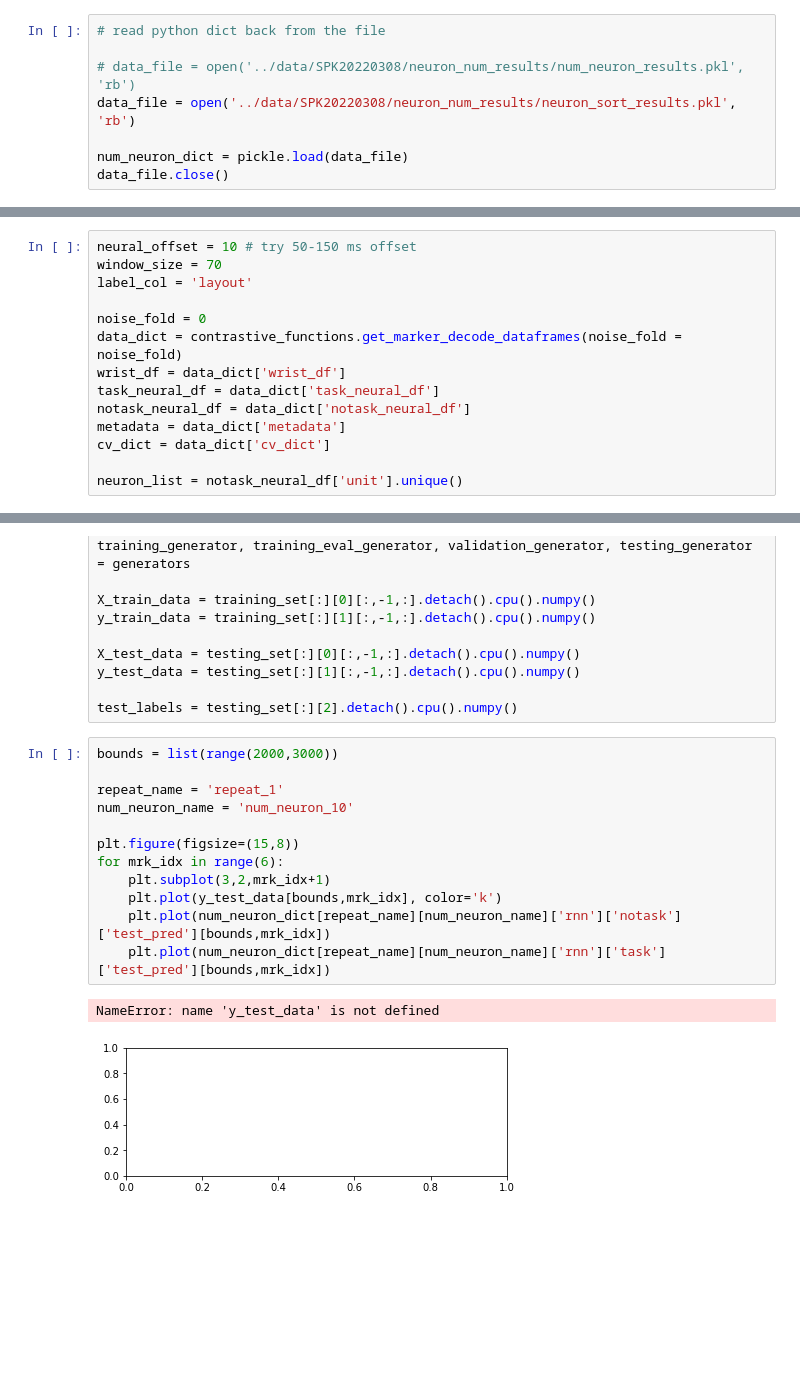
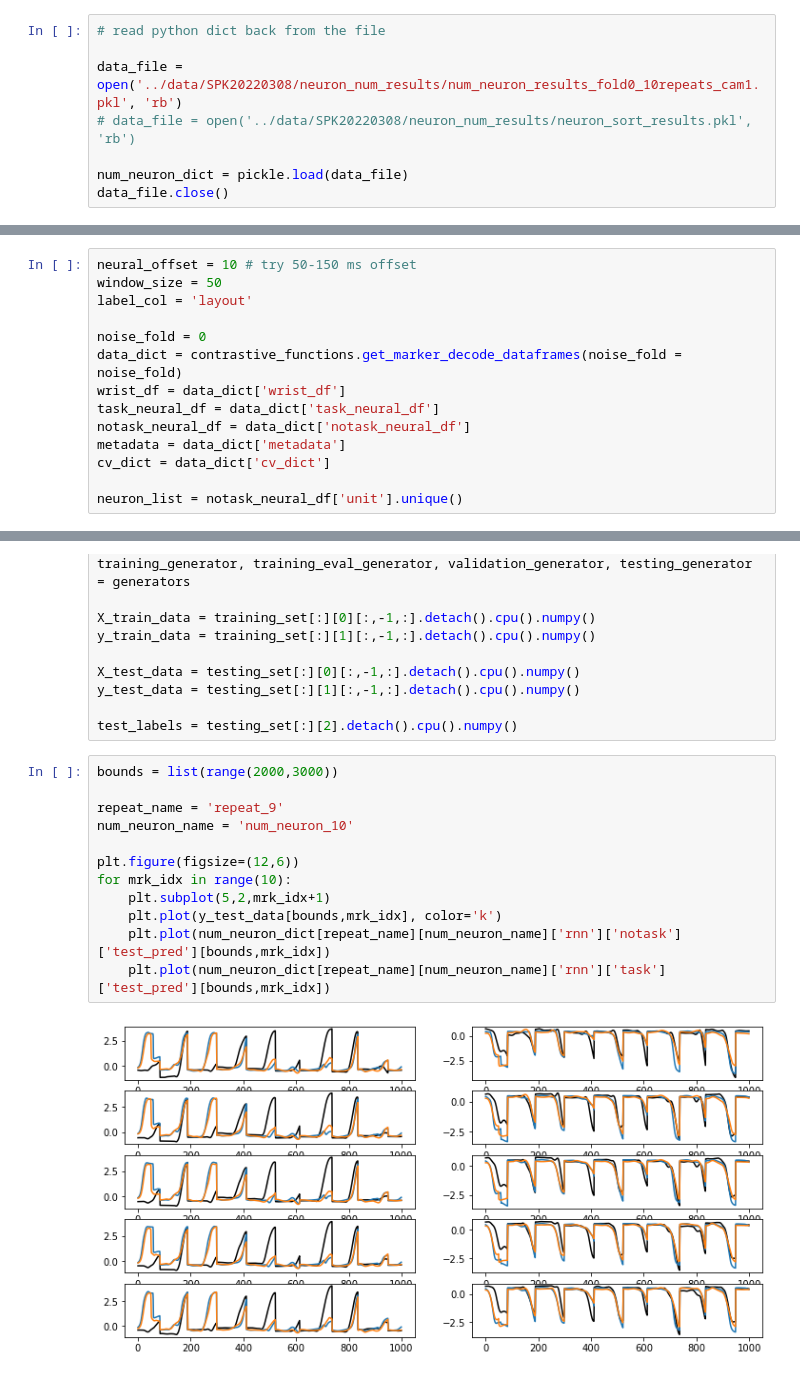
Before and after one commit to ntolley/ncm_2023, a Jupyter notebook: notebooks/make_neuron_num_plot.ipynb, the cells around one changed output, grey strips where cells are left out. Saved outputs shown, nothing was run; the diff lists cells and outputs as text; blank space fills up the shorter version.

```diff
--- a/notebooks/make_neuron_num_plot.ipynb
+++ b/notebooks/make_neuron_num_plot.ipynb
@@ -25,8 +25,8 @@ WARNING: Keras package is not installed. You will be unable to use all neural ne
 # %%
 # read python dict back from the file
 
-# data_file = open('../data/SPK20220308/neuron_num_results/num_neuron_results.pkl', 'rb')
-data_file = open('../data/SPK20220308/neuron_num_results/neuron_sort_results.pkl', 'rb')
+data_file = open('../data/SPK20220308/neuron_num_results/num_neuron_results_fold0_10repeats_cam1.pkl', 'rb')
+# data_file = open('../data/SPK20220308/neuron_num_results/neuron_sort_results.pkl', 'rb')
 
 num_neuron_dict = pickle.load(data_file)
 data_file.close()
@@ -102,6 +104,6 @@ for plot_idx in range(2):
 # %%
 neural_offset = 10 # try 50-150 ms offset
-window_size = 70
+window_size = 50
 label_col = 'layout'
 
 noise_fold = 0
@@ -149,18 +151,17 @@ test_labels = testing_set[:][2].detach().cpu().numpy()
 # %%
 bounds = list(range(2000,3000))
 
-repeat_name = 'repeat_1'
+repeat_name = 'repeat_9'
 num_neuron_name = 'num_neuron_10'
 
-plt.figure(figsize=(15,8))
-for mrk_idx in range(6):
-    plt.subplot(3,2,mrk_idx+1)
+plt.figure(figsize=(12,6))
+for mrk_idx in range(10):
+    plt.subplot(5,2,mrk_idx+1)
     plt.plot(y_test_data[bounds,mrk_idx], color='k')
     plt.plot(num_neuron_dict[repeat_name][num_neuron_name]['rnn']['notask']['test_pred'][bounds,mrk_idx])
     plt.plot(num_neuron_dict[repeat_name][num_neuron_name]['rnn']['task']['test_pred'][bounds,mrk_idx])
 # %% [output]
-NameError: name 'y_test_data' is not defined
-[figure, old version]
+[figure, new version]
 # %%
 # repeat_name = 'repeat_3'
 # num_neuron_name = 'num_neuron_30'
```
Also changed, not shown: parts of 5 cells of this notebook, 9 other files.
